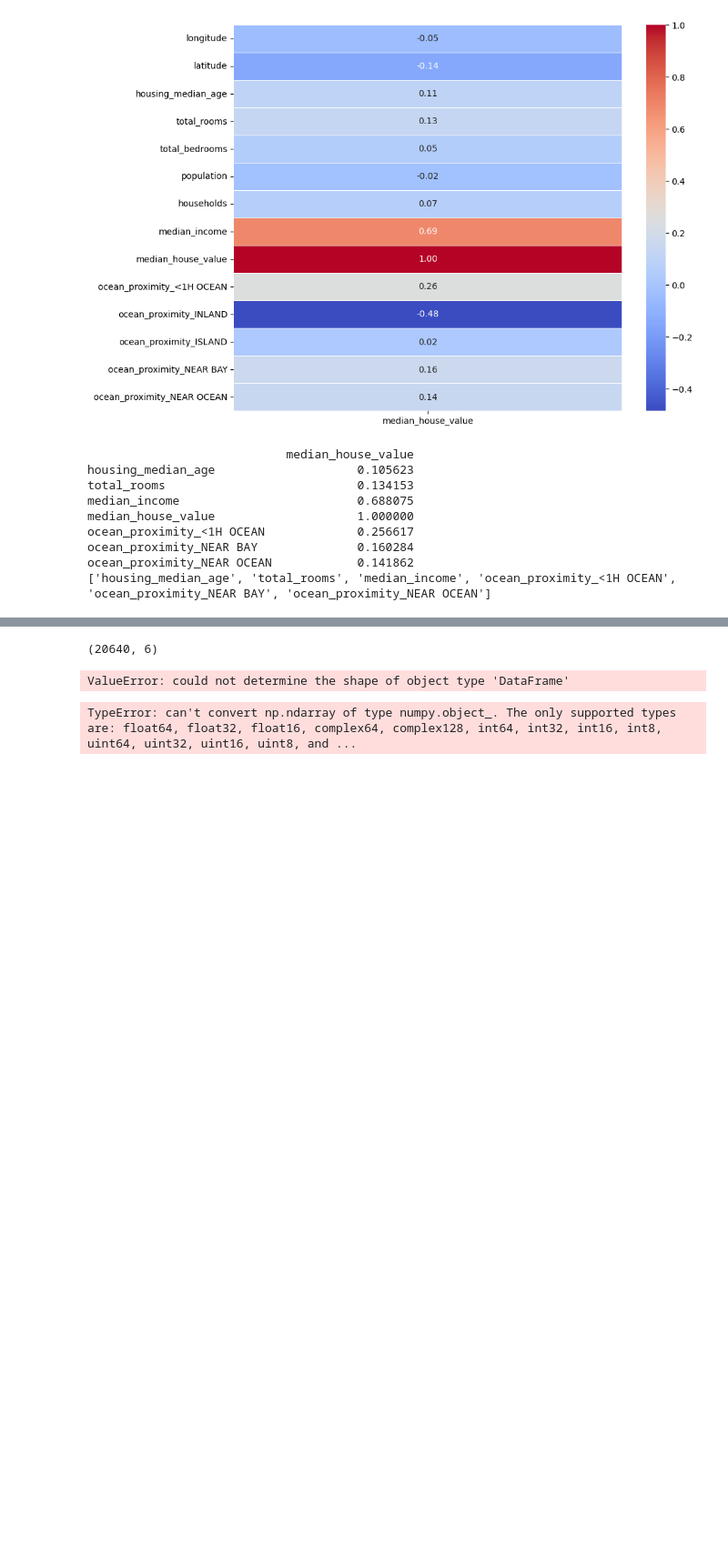
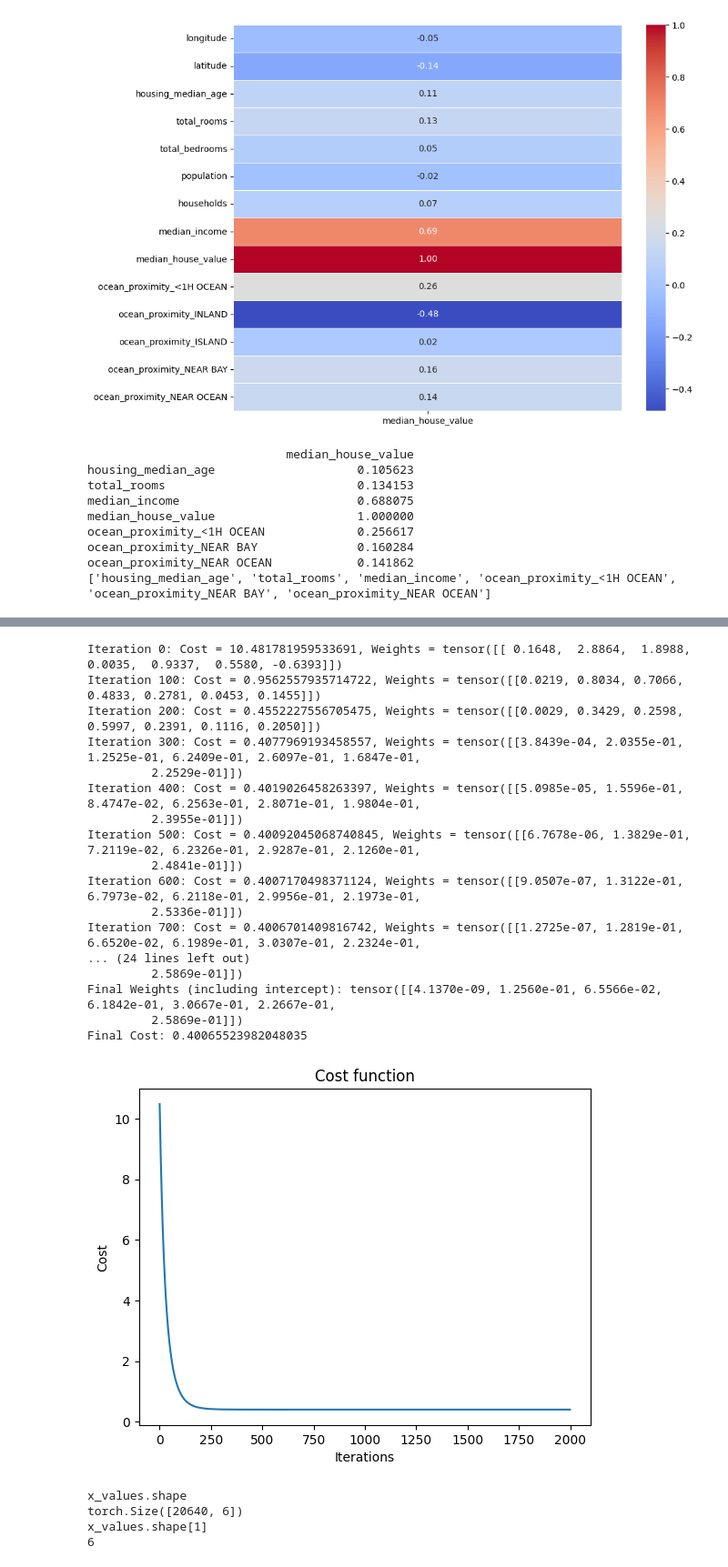
Before and after one commit to fulit103/maestria, a Jupyter notebook: multivariable-linear-regresion.ipynb, the cells around one changed output, grey strips where cells are left out. Shown: that part at 91% size. Saved outputs shown, nothing was run; the diff lists cells and outputs as text; code cells hidden in the pictures; blank space fills up the shorter version.

```diff
--- a/multivariable-linear-regresion.ipynb
+++ b/multivariable-linear-regresion.ipynb
@@ -165,26 +112,45 @@ See the caveats in the documentation: https://pandas.pydata.org/pandas-docs/stab
-# %%
-import torch
-
-
-print(x_values.shape)
-
-# get ten examples of x_values on this format [[],[]]
-
-
-x_values = torch.tensor(x_values, dtype=torch.float32)
-x_values
-# %% [output]
-(20640, 6)
-ValueError: could not determine the shape of object type 'DataFrame'
 # %%
 import torch
 import numpy as np
 import matplotlib.pyplot as plt
 
 # Sample data for multiple linear regression
+x_values = housing[features]
+
+# convert ocean_proximity_<1H OCEAN columns to float
+x_values.loc[:, 'ocean_proximity_<1H OCEAN'] = x_values['ocean_proximity_<1H OCEAN'].astype(float)
+x_values.loc[:, 'ocean_proximity_NEAR BAY'] = x_values['ocean_proximity_NEAR BAY'].astype(float)
+x_values.loc[:, 'ocean_proximity_NEAR OCEAN'] = x_values['ocean_proximity_NEAR OCEAN'].astype(float)
+
+# # remove ocean_proximity_<1H OCEAN column
+# x_values = x_values.drop(columns=['ocean_proximity_<1H OCEAN'])
+# # remove ocean_proximity_NEAR BAY column
+# x_values = x_values.drop(columns=['ocean_proximity_NEAR BAY'])
+# # remove ocean_proximity_NEAR OCEAN column
+# x_values = x_values.drop(columns=['ocean_proximity_NEAR OCEAN'])
+# # delete the housing_median_age column
+# x_values = x_values.drop(columns=['housing_median_age'])
+# # delete the total_rooms column
+# x_values = x_values.drop(columns=['total_rooms'])
+
+# normalize the data using standard scaler
+from sklearn.preprocessing import StandardScaler
+
+scaler = StandardScaler()
+x_values = scaler.fit_transform(x_values)
+
+
+
+x_values = torch.tensor(x_values, dtype=torch.float32)
+
+# apply normalization
+#x_values = (x_values - x_values.mean()) / x_values.std()
 
 x_values_original = x_values
-y_values = housing['median_house_value']
+y_values_original = housing['median_house_value']
+
+# normalize y_values
+y_values = (y_values_original - y_values_original.mean()) / y_values_original.std()
 
 # Convert the data to PyTorch tensors
 X = torch.tensor(np.c_[np.ones(x_values.shape[0]), x_values], dtype=torch.float32)  # Add bias term
@@ -206,7 +172,7 @@ def cost_function(y_predicted, y_values):
     return (1/m) * torch.sum((y_predicted - y_values) ** 2)
 
 # Hyperparameters
-alpha = 0.01  # Learning rate
+alpha = 0.02  # Learning rate
 iterations = 2000  # Number of iterations
 
 # Store the cost at each iteration for visualization
@@ -222,32 +188,53 @@ for i in range(iterations):
 
     # Append cost for visualization
     iteration_vs_cost.append(cost.item())
 
     # Backward pass: compute gradients
     gradients = (1/m) * torch.mm(X.T, (y_pred - y))
 
     # Update the weights (Gradient Descent)
     weights = weights - alpha * gradients
 
     # Optionally, print the cost every 100 iterations for monitoring
     if i % 100 == 0:
         print(f"Iteration {i}: Cost = {cost.item()}, Weights = {weights.T}")
 
 # Final weights (including intercept)
 print(f"Final Weights (including intercept): {weights.T}")
+print(f"Final Cost: {cost.item()}")
 
 # Plot the cost function with exponential y-axis
 plt.plot(iteration_vs_cost)
 plt.title('Cost function')
 plt.xlabel('Iterations')
 plt.ylabel('Cost')
-plt.yscale('log')
 plt.show()
 
 # Plot the data and the regression line (only works for 2D data)
 print("x_values.shape")
 print(x_values_original.shape)
 print("x_values.shape[1]")
 print(x_values_original.shape[1])
 # %% [output]
-TypeError: can't convert np.ndarray of type numpy.object_. The only supported types are: float64, float32, float16, complex64, complex128, int64, int32, int16, int8, uint64, uint32, uint16, uint8, and ...
+Iteration 0: Cost = 10.481781959533691, Weights = tensor([[ 0.1648,  2.8864,  1.8988,  0.0035,  0.9337,  0.5580, -0.6393]])
+Iteration 100: Cost = 0.9562557935714722, Weights = tensor([[0.0219, 0.8034, 0.7066, 0.4833, 0.2781, 0.0453, 0.1455]])
+Iteration 200: Cost = 0.4552227556705475, Weights = tensor([[0.0029, 0.3429, 0.2598, 0.5997, 0.2391, 0.1116, 0.2050]])
+Iteration 300: Cost = 0.4077969193458557, Weights = tensor([[3.8439e-04, 2.0355e-01, 1.2525e-01, 6.2409e-01, 2.6097e-01, 1.6847e-01,
+         2.2529e-01]])
+Iteration 400: Cost = 0.4019026458263397, Weights = tensor([[5.0985e-05, 1.5596e-01, 8.4747e-02, 6.2563e-01, 2.8071e-01, 1.9804e-01,
+         2.3955e-01]])
+Iteration 500: Cost = 0.40092045068740845, Weights = tensor([[6.7678e-06, 1.3829e-01, 7.2119e-02, 6.2326e-01, 2.9287e-01, 2.1260e-01,
+         2.4841e-01]])
+Iteration 600: Cost = 0.4007170498371124, Weights = tensor([[9.0507e-07, 1.3122e-01, 6.7973e-02, 6.2118e-01, 2.9956e-01, 2.1973e-01,
+         2.5336e-01]])
+Iteration 700: Cost = 0.4006701409816742, Weights = tensor([[1.2725e-07, 1.2819e-01, 6.6520e-02, 6.1989e-01, 3.0307e-01, 2.2324e-01,
+... (24 lines left out)
+         2.5869e-01]])
+Final Weights (including intercept): tensor([[4.1370e-09, 1.2560e-01, 6.5566e-02, 6.1842e-01, 3.0667e-01, 2.2667e-01,
+         2.5869e-01]])
+Final Cost: 0.40065523982048035
+[figure, added]
+x_values.shape
+torch.Size([20640, 6])
+x_values.shape[1]
+6
```
Also changed, not shown: parts of 3 cells of this notebook, 1 other file.
